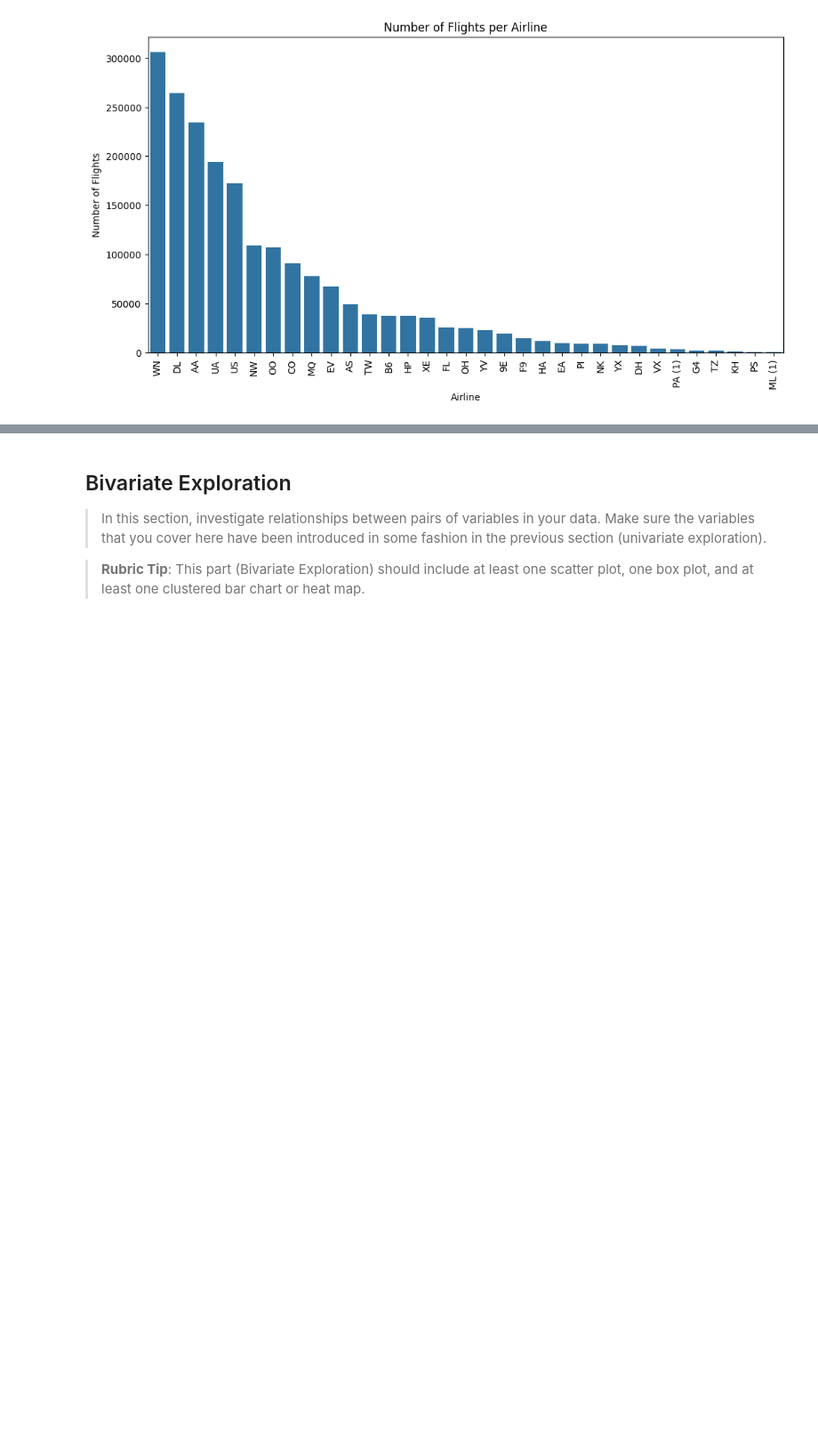
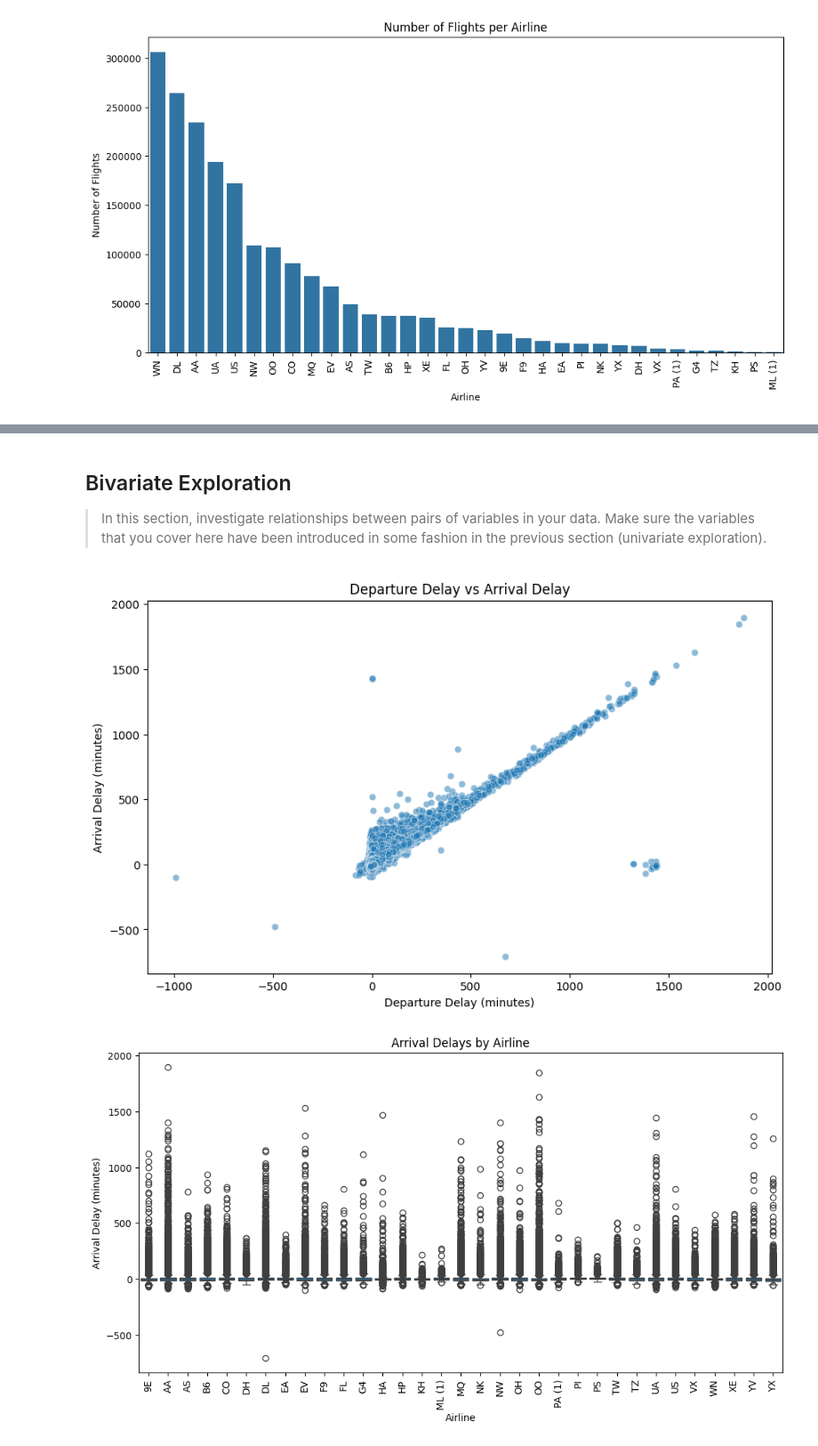
Before and after one commit to ScottTpirate/data_analytics_udacity_proj, a Jupyter notebook: Proj3/Part_I_exploration_template.ipynb, the cells around one changed output, grey strips where cells are left out. Shown at 89% size. Saved outputs shown, nothing was run; the diff lists cells and outputs as text; code cells hidden in the pictures; blank space fills up the shorter version.

Commit message:
update fopr project 3. part 1 done

```diff
--- a/Proj3/Part_I_exploration_template.ipynb
+++ b/Proj3/Part_I_exploration_template.ipynb
@@ -117,22 +232,34 @@ plt.show()
 ## Bivariate Exploration
 
 > In this section, investigate relationships between pairs of variables in your data. Make sure the variables that you cover here have been introduced in some fashion in the previous section (univariate exploration).
-
-> **Rubric Tip**: This part (Bivariate Exploration) should include at least one scatter plot, one box plot, and at least one clustered bar chart or heat map.
 # %%
 # Scatter plot of Departure Delay vs Arrival Delay
 plt.figure(figsize=(10, 6))
 sns.scatterplot(data=df, x='DepDelay', y='ArrDelay', alpha=0.5)
 plt.title('Departure Delay vs Arrival Delay')
 plt.xlabel('Departure Delay (minutes)')
 plt.ylabel('Arrival Delay (minutes)')
 plt.show()
 
 # Box plot of Arrival Delays by Airline
 plt.figure(figsize=(12, 6))
-sns.boxplot(data=df, x='Reporting_Airline', y='ArrDelay')
+sns.boxplot(data=df, x='Reporting_Airline', y='ArrDelay', order=sorted(df['Reporting_Airline'].unique()))
 plt.title('Arrival Delays by Airline')
 plt.xlabel('Airline')
 plt.ylabel('Arrival Delay (minutes)')
 plt.xticks(rotation=90)
 plt.show()
+
+# Create a pivot table to summarize average arrival delays by airline and month
+pivot_table = df.pivot_table(index='Reporting_Airline', columns='Month', values='ArrDelay', aggfunc='mean')
+
+# Plot the heatmap
+plt.figure(figsize=(14, 8))
+sns.heatmap(pivot_table, annot=True, fmt=".1f", cmap="YlGnBu", cbar_kws={'label': 'Average Arrival Delay (minutes)'})
+plt.title('Heatmap of Average Arrival Delays by Airline and Month')
+plt.xlabel('Month')
+plt.ylabel('Airline')
+plt.show()
+# %% [output]
+[figure, added]
+[figure, added]
```
Also changed, not shown: parts of 22 cells of this notebook, 2 other files.
